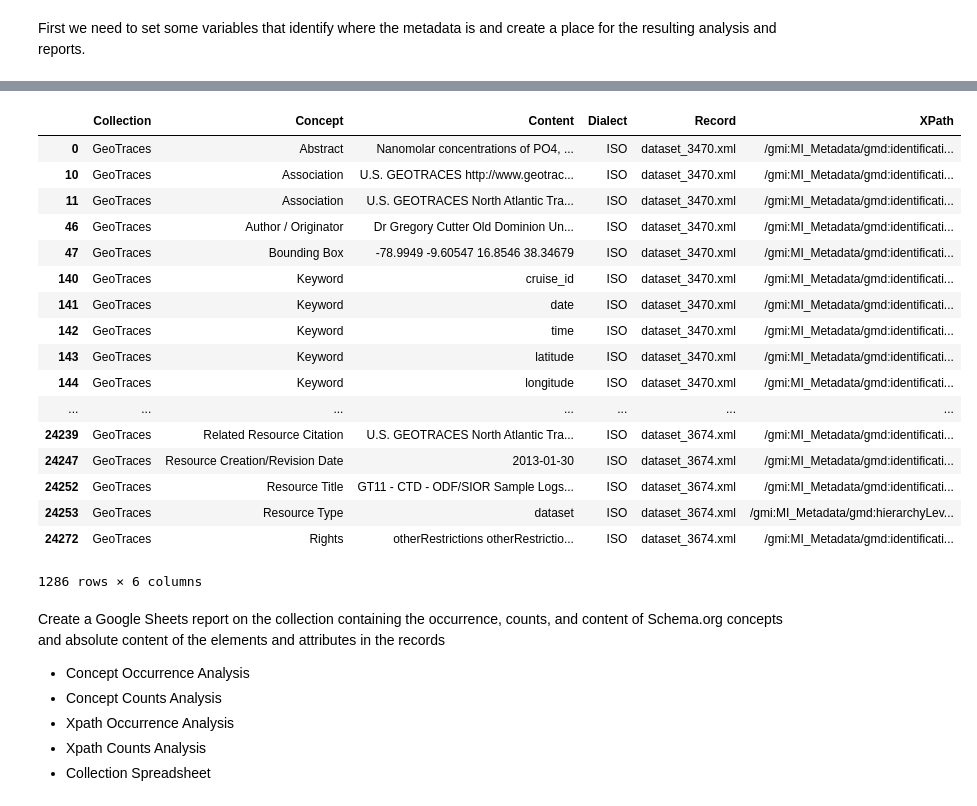
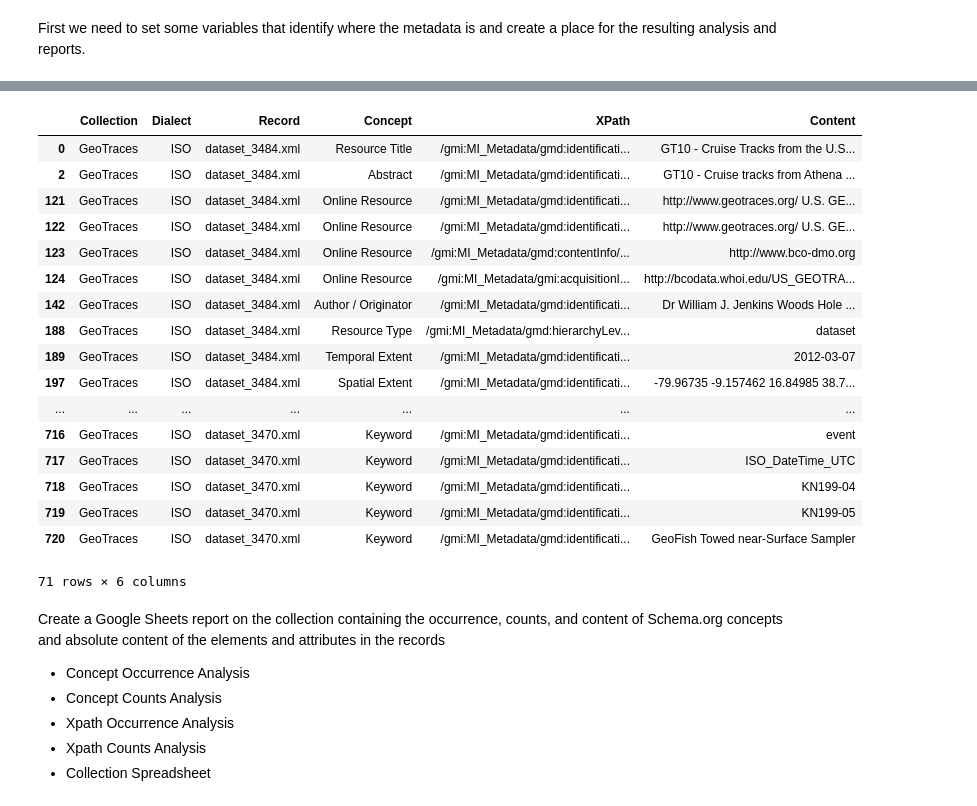
Before and after one commit to scgordon/MILES, a Jupyter notebook: MDeval.ipynb, the cells around one changed output, grey strips where cells are left out. Drawn from its saved outputs; the diff is of its cells as text; code cells hidden in the pictures.

```diff
--- a/MDeval.ipynb
+++ b/MDeval.ipynb
@@ -92,0 +53,5 @@ ConceptDF
+# %%
+ConceptDF = pd.read_csv(os.path.join(
+        './data/', Organization, Collection +
+        '_' + Dialect + "_ConceptEvaluated.csv"), quotechar='"')
+ConceptDF
@@ -135,26 +140,26 @@ Recommendation
 # %%
-RecommendationDF = (
+RecommendationConceptsDF = (
     ConceptDF.loc[ConceptDF['Concept'].isin(
         Recommendation
     )])
-RecommendationDF
+RecommendationConceptsDF
 # %% [output]
-|  | Collection | Concept | Content | Dialect | Record | XPath |
-| 0 | GeoTraces | Abstract | Nanomolar concentrations of PO4, ... | ISO | dataset_3470.xml | /gmi:MI_Metadata/gmd:identificati... |
-| 10 | GeoTraces | Association | U.S. GEOTRACES http://www.geotrac... | ISO | dataset_3470.xml | /gmi:MI_Metadata/gmd:identificati... |
-| 11 | GeoTraces | Association | U.S. GEOTRACES North Atlantic Tra... | ISO | dataset_3470.xml | /gmi:MI_Metadata/gmd:identificati... |
-| 46 | GeoTraces | Author / Originator | Dr Gregory Cutter Old Dominion Un... | ISO | dataset_3470.xml | /gmi:MI_Metadata/gmd:identificati... |
-| 47 | GeoTraces | Bounding Box | -78.9949 -9.60547 16.8546 38.34679 | ISO | dataset_3470.xml | /gmi:MI_Metadata/gmd:identificati... |
-| 140 | GeoTraces | Keyword | cruise_id | ISO | dataset_3470.xml | /gmi:MI_Metadata/gmd:identificati... |
-| 141 | GeoTraces | Keyword | date | ISO | dataset_3470.xml | /gmi:MI_Metadata/gmd:identificati... |
-| 142 | GeoTraces | Keyword | time | ISO | dataset_3470.xml | /gmi:MI_Metadata/gmd:identificati... |
-| 143 | GeoTraces | Keyword | latitude | ISO | dataset_3470.xml | /gmi:MI_Metadata/gmd:identificati... |
-| 144 | GeoTraces | Keyword | longitude | ISO | dataset_3470.xml | /gmi:MI_Metadata/gmd:identificati... |
+|  | Collection | Dialect | Record | Concept | XPath | Content |
+| 0 | GeoTraces | ISO | dataset_3484.xml | Resource Title | /gmi:MI_Metadata/gmd:identificati... | GT10 - Cruise Tracks from the U.S... |
+| 2 | GeoTraces | ISO | dataset_3484.xml | Abstract | /gmi:MI_Metadata/gmd:identificati... | GT10 - Cruise tracks from Athena ... |
+| 121 | GeoTraces | ISO | dataset_3484.xml | Online Resource | /gmi:MI_Metadata/gmd:identificati... | http://www.geotraces.org/ U.S. GE... |
+| 122 | GeoTraces | ISO | dataset_3484.xml | Online Resource | /gmi:MI_Metadata/gmd:identificati... | http://www.geotraces.org/ U.S. GE... |
+| 123 | GeoTraces | ISO | dataset_3484.xml | Online Resource | /gmi:MI_Metadata/gmd:contentInfo/... | http://www.bco-dmo.org |
+| 124 | GeoTraces | ISO | dataset_3484.xml | Online Resource | /gmi:MI_Metadata/gmi:acquisitionI... | http://bcodata.whoi.edu/US_GEOTRA... |
+| 142 | GeoTraces | ISO | dataset_3484.xml | Author / Originator | /gmi:MI_Metadata/gmd:identificati... | Dr William J. Jenkins Woods Hole ... |
+| 188 | GeoTraces | ISO | dataset_3484.xml | Resource Type | /gmi:MI_Metadata/gmd:hierarchyLev... | dataset |
+| 189 | GeoTraces | ISO | dataset_3484.xml | Temporal Extent | /gmi:MI_Metadata/gmd:identificati... | 2012-03-07 |
+| 197 | GeoTraces | ISO | dataset_3484.xml | Spatial Extent | /gmi:MI_Metadata/gmd:identificati... | -79.96735 -9.157462 16.84985 38.7... |
 | ... | ... | ... | ... | ... | ... | ... |
-| 24239 | GeoTraces | Related Resource Citation | U.S. GEOTRACES North Atlantic Tra... | ISO | dataset_3674.xml | /gmi:MI_Metadata/gmd:identificati... |
-| 24247 | GeoTraces | Resource Creation/Revision Date | 2013-01-30 | ISO | dataset_3674.xml | /gmi:MI_Metadata/gmd:identificati... |
-| 24252 | GeoTraces | Resource Title | GT11 - CTD - ODF/SIOR Sample Logs... | ISO | dataset_3674.xml | /gmi:MI_Metadata/gmd:identificati... |
-| 24253 | GeoTraces | Resource Type | dataset | ISO | dataset_3674.xml | /gmi:MI_Metadata/gmd:hierarchyLev... |
-| 24272 | GeoTraces | Rights | otherRestrictions otherRestrictio... | ISO | dataset_3674.xml | /gmi:MI_Metadata/gmd:identificati... |
+| 716 | GeoTraces | ISO | dataset_3470.xml | Keyword | /gmi:MI_Metadata/gmd:identificati... | event |
+| 717 | GeoTraces | ISO | dataset_3470.xml | Keyword | /gmi:MI_Metadata/gmd:identificati... | ISO_DateTime_UTC |
+| 718 | GeoTraces | ISO | dataset_3470.xml | Keyword | /gmi:MI_Metadata/gmd:identificati... | KN199-04 |
+| 719 | GeoTraces | ISO | dataset_3470.xml | Keyword | /gmi:MI_Metadata/gmd:identificati... | KN199-05 |
+| 720 | GeoTraces | ISO | dataset_3470.xml | Keyword | /gmi:MI_Metadata/gmd:identificati... | GeoFish Towed near-Surface Sampler |
-1286 rows × 6 columns
+71 rows × 6 columns
 # %%
```
Also changed, not shown: parts of 15 cells of this notebook, 22 other files.
